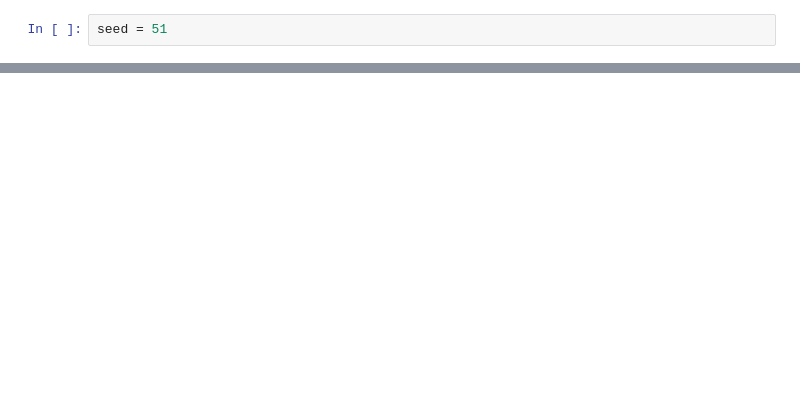
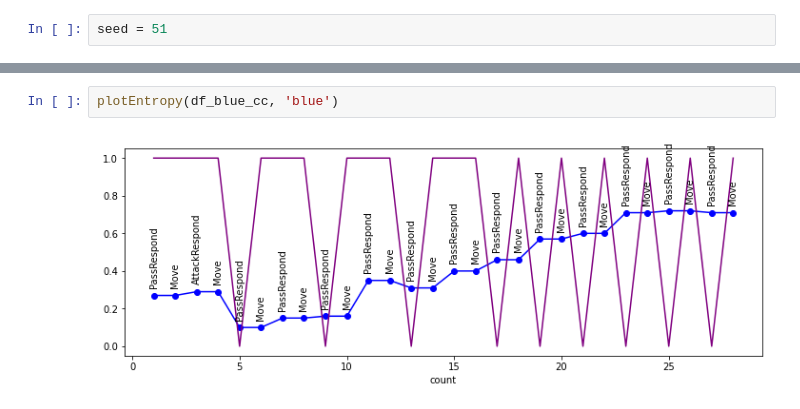
Before and after one commit to IDSIA/NewTechnoWar, a Jupyter notebook: code/Analysis.cb-fix.ipynb, the cells around one changed output, grey strips where cells are left out. Cells and saved outputs as stored; diff of their text form; blank space fills up the shorter version.

```diff
--- a/code/Analysis.cb-fix.ipynb
+++ b/code/Analysis.cb-fix.ipynb
@@ -164,0 +212,4 @@ dx[dx['team']=='red']['entropy'].plot(color='red'), dx[dx['team']=='blue']['entr
+# %%
+plotEntropy(df_blue_cc, 'blue')
+# %% [output]
+[figure, added]
```
Also changed, not shown: parts of 33 cells of this notebook, 1 other file.
